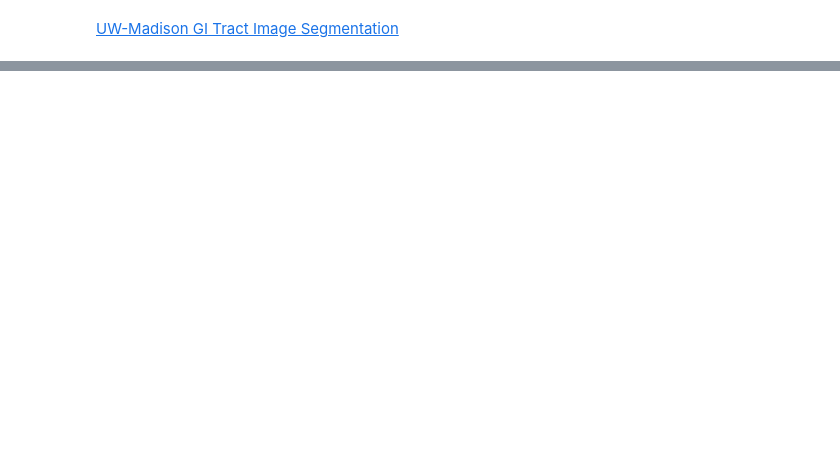
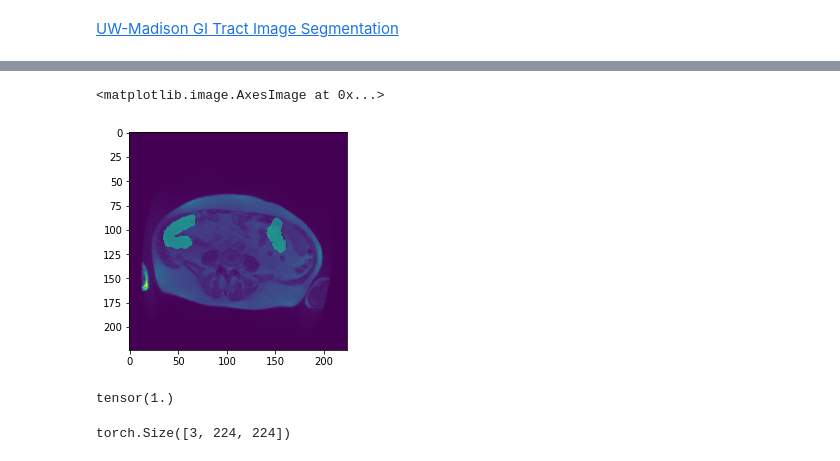
Before and after one commit to ramajoballester/mil_deeplearning, a Jupyter notebook: 4_aplicaciones.ipynb, the cells around one changed output, grey strips where cells are left out. Cells and saved outputs as stored; diff of their text form; code cells hidden in the pictures; blank space fills up the shorter version.

```diff
--- a/4_aplicaciones.ipynb
+++ b/4_aplicaciones.ipynb
@@ -100,0 +367,14 @@ h = h[selected_preds]
+# %%
+transf = A.Compose([
+    A.Resize(args.img_height, args.img_width),
+    A.HorizontalFlip(p=0.5),
+#         A.VerticalFlip(p=0.5),
+    A.ShiftScaleRotate(shift_limit=0.0625, scale_limit=0.05, rotate_limit=10, p=0.5),
+    A.OneOf([
+        A.GridDistortion(num_steps=5, distort_limit=0.05, p=1.0),
+# #             A.OpticalDistortion(distort_limit=0.05, shift_limit=0.05, p=1.0),
+        A.ElasticTransform(alpha=1, sigma=50, alpha_affine=50, p=1.0)
+    ], p=0.25),
+#     A.CoarseDropout(max_holes=8, max_height=8, max_width=8,
+#                      min_holes=5, fill_value=0.0, mask_fill_value=0.0, p=0.5)
+    ], p=1.0)
@@ -100,0 +390,11 @@ h = h[selected_preds]
+# %%
+# train_dataset = UWDataset(df_train, transform=img_transforms, target_transform=mask_transforms, pad_to_aspect_ratio=1)
+# val_dataset = UWDataset(df_val, transform=img_transforms, target_transform=mask_transforms, pad_to_aspect_ratio=1)
+
+train_dataset = UWDataset(df_train, transform=transf, pad_to_aspect_ratio=1)
+val_dataset = UWDataset(df_val, transform=transf, pad_to_aspect_ratio=1)
+
+train_dataloader = torch.utils.data.DataLoader(train_dataset, batch_size=args.batch_size,
+                                             shuffle=True, num_workers=args.num_workers, worker_init_fn=seed_worker)
+val_dataloader = torch.utils.data.DataLoader(val_dataset, batch_size=args.batch_size,
+                                             shuffle=True, num_workers=args.num_workers)
@@ -100,0 +412,9 @@ h = h[selected_preds]
+# %%
+plt.imshow(img[0] + mask[0,:,:,0].unsqueeze(-1)*0.005)
+# %% [output]
+<matplotlib.image.AxesImage at 0x...>
+[figure, added]
+# %%
+mask[0,:,:,0].max()
+# %% [output]
+tensor(1.)
@@ -100,0 +425,4 @@ h = h[selected_preds]
+# %%
+mask2.shape
+# %% [output]
+torch.Size([3, 224, 224])
```
Also changed, not shown: parts of 40 cells of this notebook.
